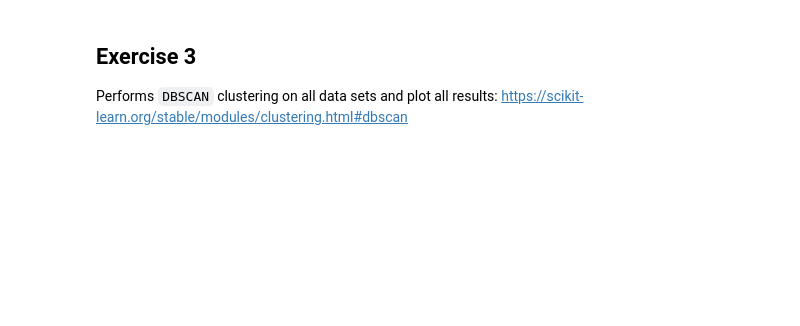
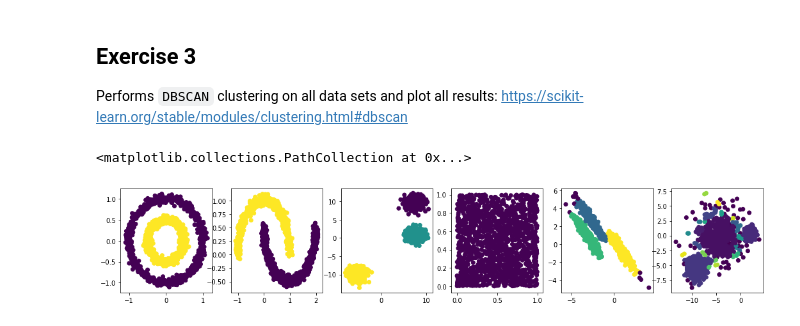
Before and after one commit to jensullrich/DataScienceSS20, a Jupyter notebook: Exercises/4_g_Clustering_I.ipynb, the cells around one changed output. Drawn from its saved outputs; the diff is of its cells as text; code cells hidden in the pictures; blank space fills up the shorter version.

````diff
--- a/Exercises/4_g_Clustering_I.ipynb
+++ b/Exercises/4_g_Clustering_I.ipynb
@@ -56,3 +75,22 @@
 # %% [markdown]
 ## Exercise 3
 Performs ```DBSCAN``` clustering on all data sets and plot all results: https://scikit-learn.org/stable/modules/clustering.html#dbscan
+# %%
+from sklearn.cluster import DBSCAN
+dbA = DBSCAN(eps=0.2, min_samples=2).fit(A)
+dbB = DBSCAN(eps=0.3, min_samples=2).fit(B)
+dbC = DBSCAN(eps=1.5, min_samples=2).fit(C)
+dbD = DBSCAN(eps=0.1, min_samples=2).fit(D)
+dbE = DBSCAN(eps=0.35, min_samples=5).fit(E)
+dbF = DBSCAN(eps=0.48, min_samples=2).fit(F)
+
+fig, axes = plt.subplots(1, 6,figsize=(18,3))
+axes[0].scatter(A[:,0], A[:,1], c=dbA.labels_)
+axes[1].scatter(B[:,0], B[:,1], c=dbB.labels_)
+axes[2].scatter(C[:,0], C[:,1], c=dbC.labels_)
+axes[3].scatter(D[:,0], D[:,1], c=dbD.labels_)
+axes[4].scatter(E[:,0], E[:,1], c=dbE.labels_)
+axes[5].scatter(F[:,0], F[:,1], c=dbF.labels_)
+# %% [output]
+<matplotlib.collections.PathCollection at 0x...>
+[figure, added]
````
Also changed, not shown: parts of 2 cells of this notebook.
